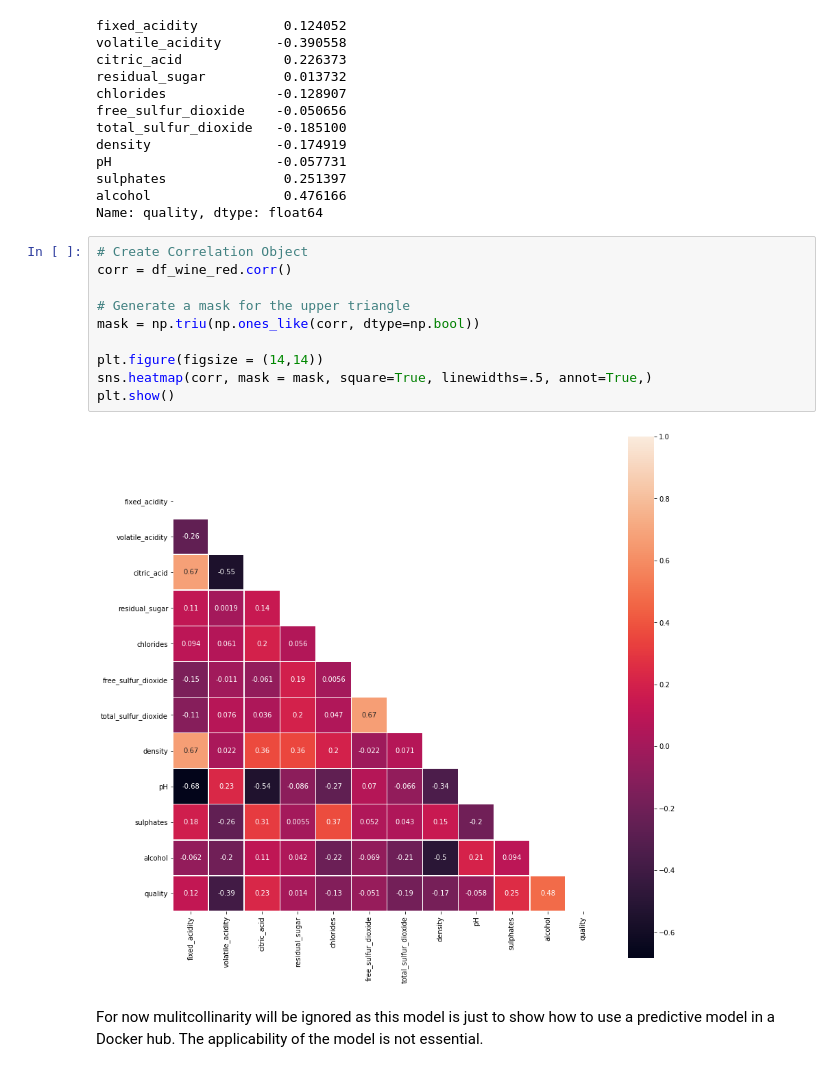
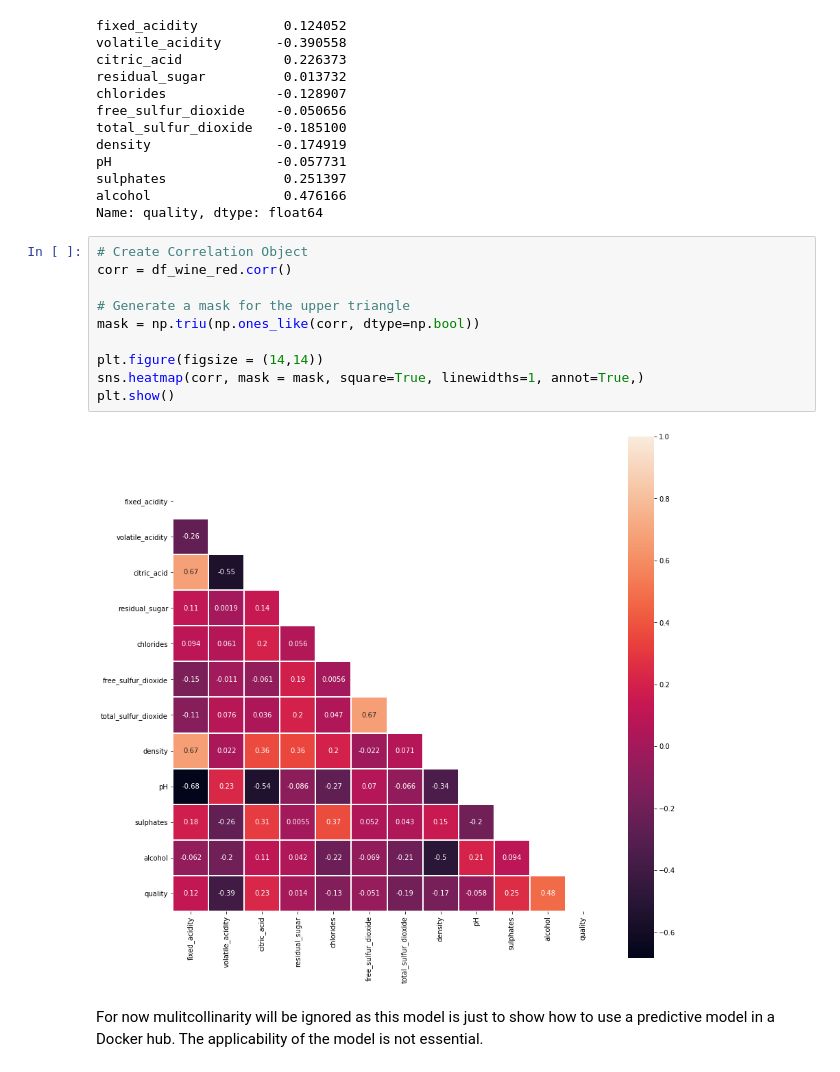
Before and after one commit to canfielder/DSBA-6190_Proj2, a Jupyter notebook: wine_predict/wine_quality_predict.ipynb, the cells around one changed output. Drawn from its saved outputs; the diff is of its cells as text.

```diff
--- a/wine_predict/wine_quality_predict.ipynb
+++ b/wine_predict/wine_quality_predict.ipynb
@@ -125,15 +125,15 @@ Name: quality, dtype: float64
 # %%
 # Create Correlation Object
 corr = df_wine_red.corr()
 
 # Generate a mask for the upper triangle
 mask = np.triu(np.ones_like(corr, dtype=np.bool))
 
 plt.figure(figsize = (14,14))
-sns.heatmap(corr, mask = mask, square=True, linewidths=.5, annot=True,)
+sns.heatmap(corr, mask = mask, square=True, linewidths=1, annot=True,)
 plt.show()
 # %% [output]
-[figure, old version]
+[figure, new version]
 # %% [markdown]
 For now mulitcollinarity will be ignored as this model is just to show how to use a predictive model in a Docker hub. The applicability of the model is not essential.
 # %% [markdown]
```
Also changed, not shown: parts of 5 cells of this notebook.
